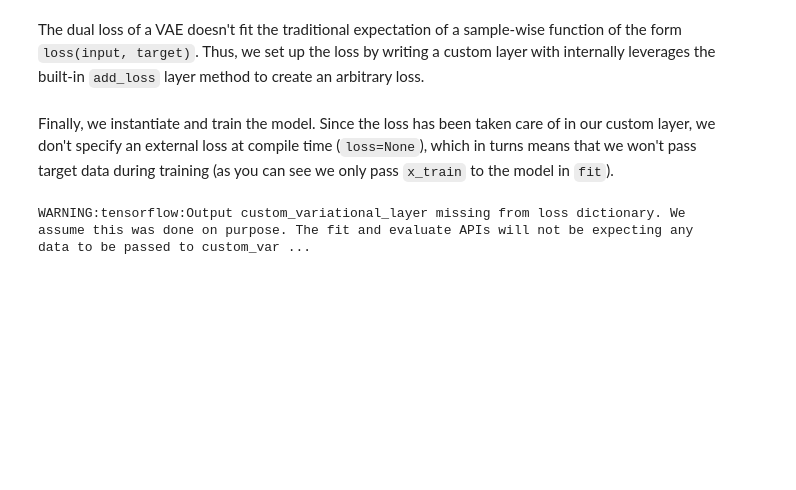
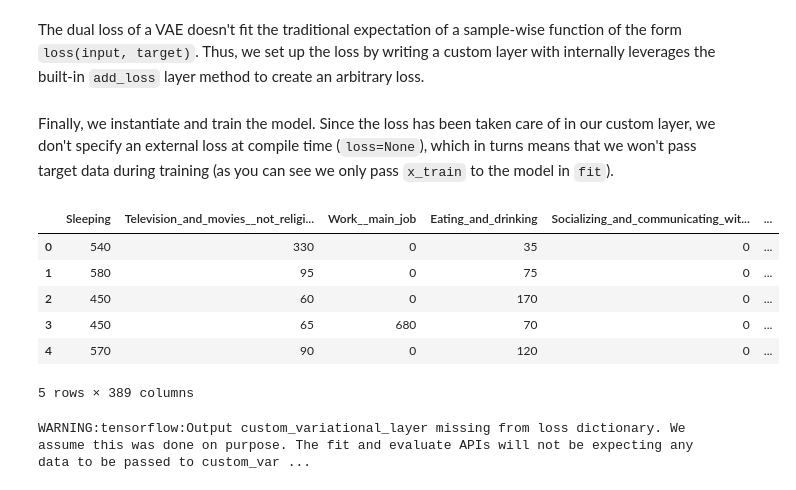
Before and after one commit to yaniv256/VAEs-in-Economics, a Jupyter notebook: Notebooks/Time_use_shares_with_vaes.ipynb, the cells around one changed output. Drawn from its saved outputs; the diff is of its cells as text; code cells hidden in the pictures; blank space fills up the shorter version.

```diff
--- a/Notebooks/Time_use_shares_with_vaes.ipynb
+++ b/Notebooks/Time_use_shares_with_vaes.ipynb
@@ -191,3 +191,16 @@ y = CustomVariationalLayer()([input_img, z_decoded])
 Finally, we instantiate and train the model. Since the loss has been taken care of in our custom layer, we don't specify an external loss
 at compile time (`loss=None`), which in turns means that we won't pass target data during training (as you can see we only pass `x_train`
 to the model in `fit`).
+# %%
+# import pandas as pd
+# ts=pd.read_csv("https://github.com/yaniv256/VAEs-in-Economics/blob/master/Data/Timeuse/time_shares_only_2013.csv?raw=true")
+ts.head()
+# len(ts)
+# %% [output]
+|  | Sleeping | Television_and_movies__not_religi... | Work__main_job | Eating_and_drinking | Socializing_and_communicating_wit... | ... |
+| 0 | 540 | 330 | 0 | 35 | 0 | ... |
+| 1 | 580 | 95 | 0 | 75 | 0 | ... |
+| 2 | 450 | 60 | 0 | 170 | 0 | ... |
+| 3 | 450 | 65 | 680 | 70 | 0 | ... |
+| 4 | 570 | 90 | 0 | 120 | 0 | ... |
+5 rows × 389 columns
```
Also changed, not shown: parts of 3 cells of this notebook.
